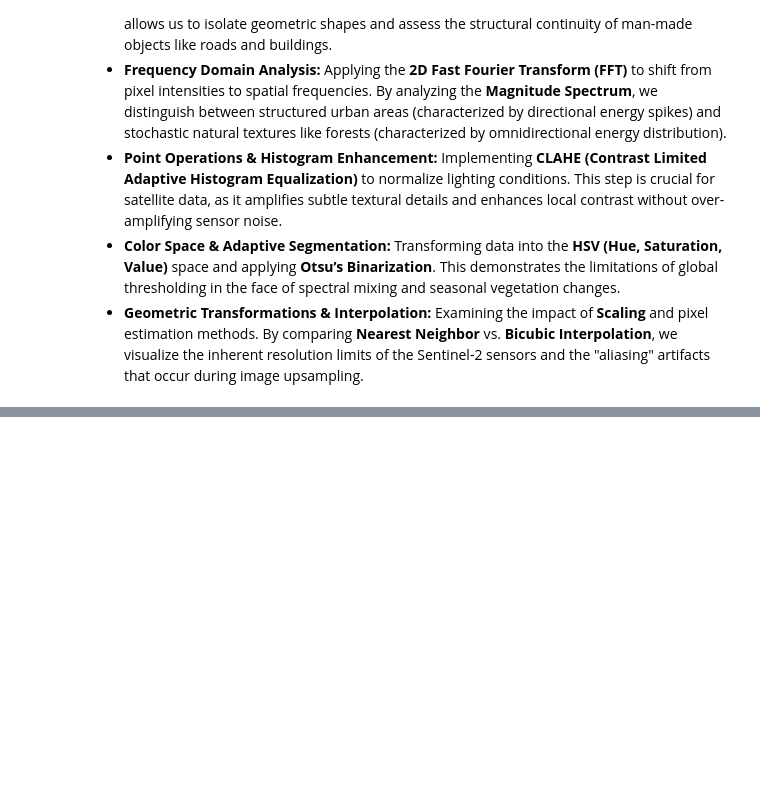
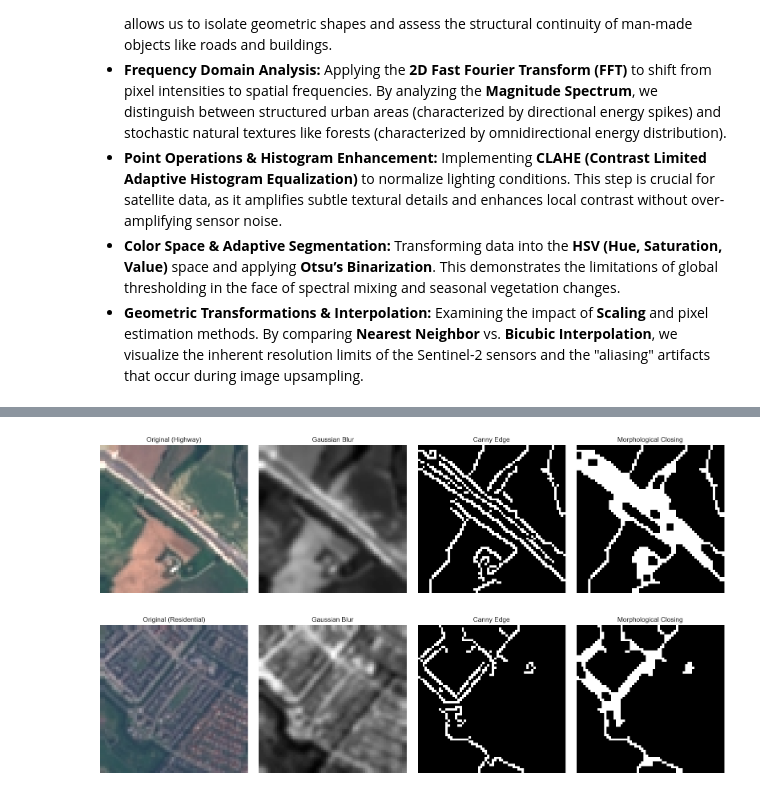
Before and after one commit to WojciechHrycenko/ImageRecognition, a Jupyter notebook: project.ipynb, the cells around one changed output, grey strips where cells are left out. Saved outputs shown, nothing was run; the diff lists cells and outputs as text; code cells hidden in the pictures; blank space fills up the shorter version.

```diff
--- a/project.ipynb
+++ b/project.ipynb
@@ -548,0 +128,29 @@ Epoch 1/5 - Loss: 0.3826 - Acc: 88.05%
+# %%
+def advanced_image_processing_showcase(data_dir, class_name='Highway'):
+    class_path = os.path.join(data_dir, class_name)
+    img_bgr = cv2.imread(os.path.join(class_path, os.listdir(class_path)[0]))
+    img_rgb = cv2.cvtColor(img_bgr, cv2.COLOR_BGR2RGB)
+
+    gray = cv2.cvtColor(img_bgr, cv2.COLOR_BGR2GRAY)
+    blurred = cv2.GaussianBlur(gray, (5, 5), 0)
+
+    edges = cv2.Canny(blurred, threshold1=50, threshold2=150)
+
+    kernel = np.ones((3,3), np.uint8)
+    morph_closed = cv2.morphologyEx(edges, cv2.MORPH_CLOSE, kernel)
+
+    fig, axes = plt.subplots(1, 4, figsize=(16, 4))
+    axes[0].imshow(img_rgb); axes[0].set_title(f'Original ({class_name})')
+    axes[1].imshow(blurred, cmap='gray'); axes[1].set_title('Gaussian Blur')
+    axes[2].imshow(edges, cmap='gray'); axes[2].set_title('Canny Edge')
+    axes[3].imshow(morph_closed, cmap='gray'); axes[3].set_title('Morphological Closing')
+
+    for ax in axes: ax.axis('off')
+    plt.tight_layout()
+    plt.show()
+
+advanced_image_processing_showcase(DATA_DIR, class_name='Highway')
+advanced_image_processing_showcase(DATA_DIR, class_name='Residential')
+# %% [output]
+[figure, added]
+[figure, added]
```
Also changed, not shown: parts of 47 cells of this notebook.
